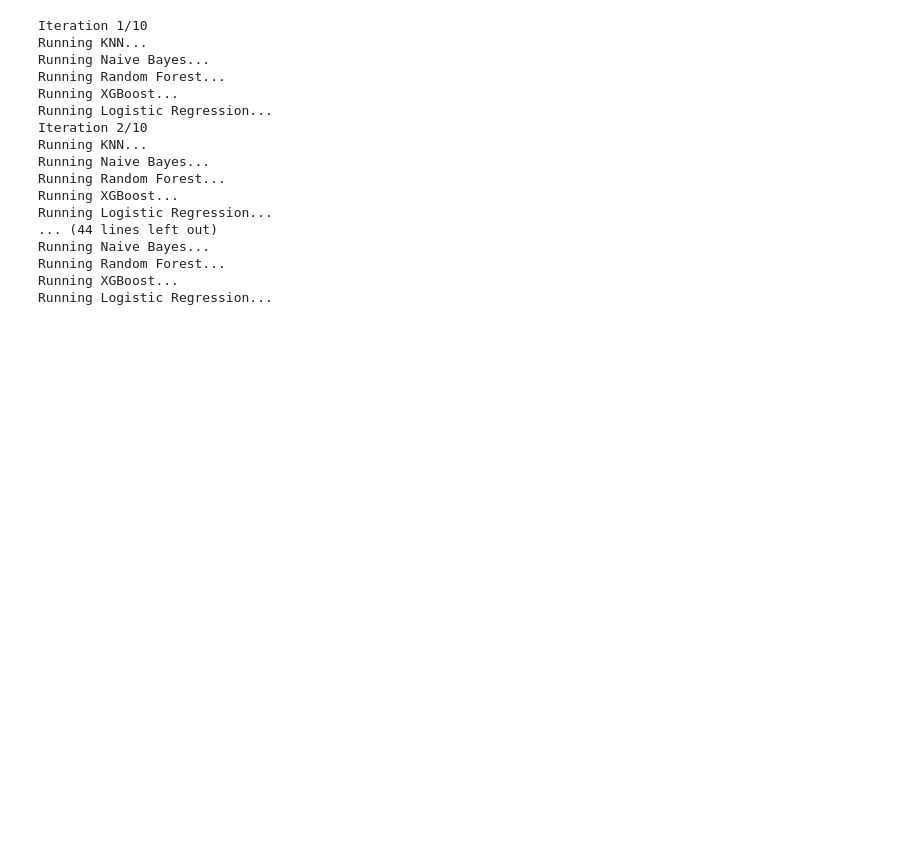
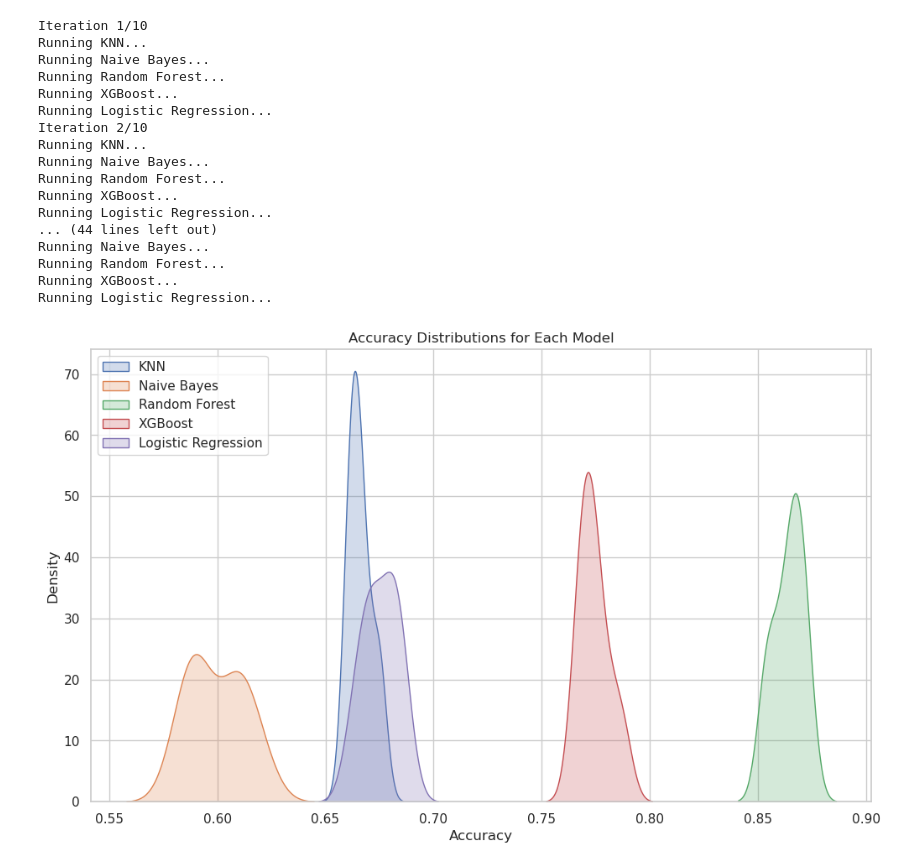
Before and after one commit to leobt23/Data_Mining, a Jupyter notebook: 1_eda/malta..ipynb, the cells around one changed output. Cells and saved outputs as stored; diff of their text form; code cells hidden in the pictures; blank space fills up the shorter version.

```diff
--- a/1_eda/malta..ipynb
+++ b/1_eda/malta..ipynb
@@ -1147,6 +1142,10 @@ Selected features: ['income', 'time_6PM', 'coupon_freq_total', 'coupon_importanc
 # %%
 # dataset that will be used for classification
 df_classification = df_ready[selected_features + ['Y']]
+
+df_classification = df_tinkered_numerical.copy()
+
+#df_classification.columns
 # %%
 X = df_classification.drop("Y", axis=1)
 y = df_classification["Y"]
@@ -1184,7 +1183,7 @@ model_configs = [
         'name': 'XGBoost',
         'preprocess': preprocess_general,
         'classifier': XGBClassifier(
-            n_estimators=200,
+            n_estimators=1000,
             max_depth=3,
             learning_rate=0.1,
             subsample=0.5,
@@ -1223,6 +1222,10 @@ for data in data_splits:
         print(f"Running {model_config['name']}...")
 
         X_train_processed, X_test_processed = model_config['preprocess'](X_train, X_test, y_train)
+
+        X_train_processed = np.ascontiguousarray(X_train_processed)
+        X_test_processed = np.ascontiguousarray(X_test_processed)
+
         model_config['classifier'].fit(X_train_processed, y_train)
 
         y_pred = model_config['classifier'].predict(X_test_processed)
@@ -1336,6 +1341,10 @@ def bootstrap_evaluation(models, X, y, n_iterations=1000, sample_size=None):
 
             X_train_pp, X_test_pp = config['preprocess'](X_train, X_test, y_train)
 
+            X_train_pp = np.ascontiguousarray(X_train_pp)
+            X_test_pp = np.ascontiguousarray(X_test_pp)
+
+
             clf = config['classifier']
             clf.fit(X_train_pp, y_train)
             score = clf.score(X_test_pp, y_test)
@@ -1364,3 +1373,15 @@ Running Naive Bayes...
 Running Random Forest...
 Running XGBoost...
 Running Logistic Regression...
+# %%
+# Plot the scores, as distributions (not with distplot, it is deprecated), with the legend on the top left corner
+plt.figure(figsize=(12, 7))
+for model_name, scores in bootstrap_scores.items():
+    sns.kdeplot(scores, label=model_name, fill=True)
+plt.xlabel('Accuracy')
+plt.ylabel('Density')
+plt.title('Accuracy Distributions for Each Model')
+plt.legend(loc='upper left', bbox_to_anchor=(.0, 1))
+plt.show()
+# %% [output]
+[figure, added]
```
Also changed, not shown: parts of 15 cells of this notebook.
